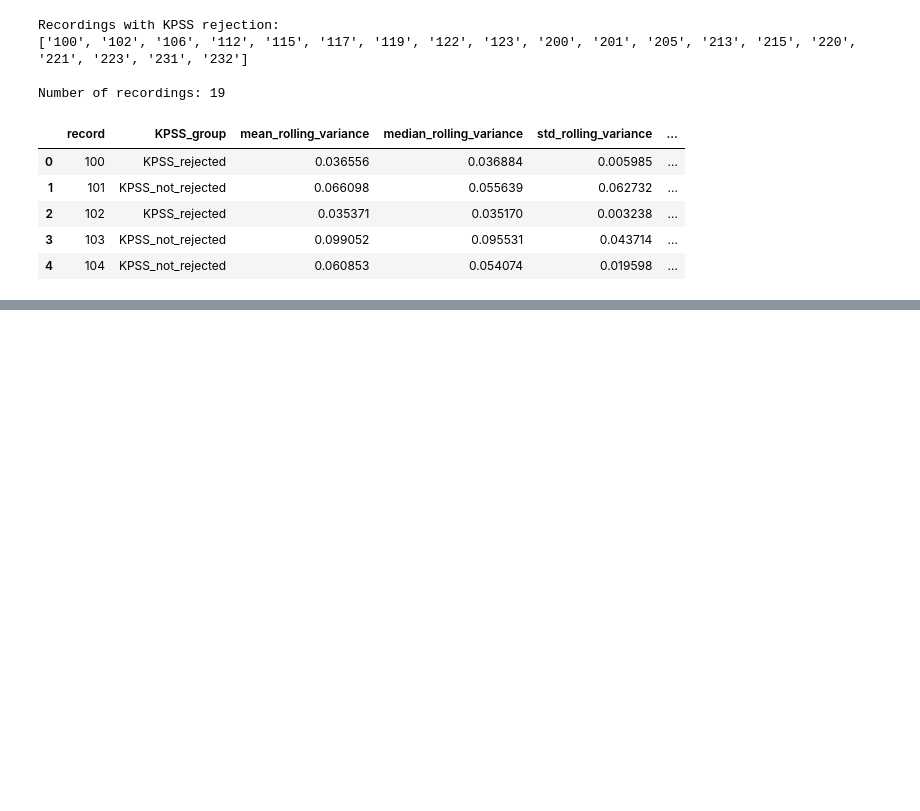
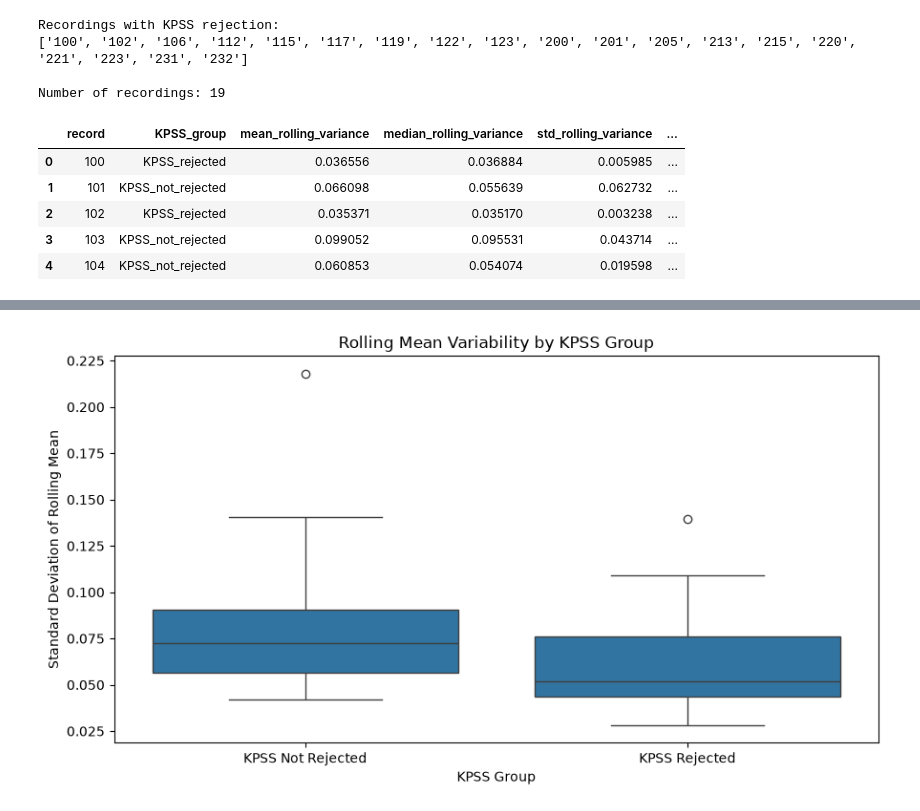
Before and after one commit to hmdsahed/ecg-diagnostic-driven-framework, a Jupyter notebook: 1st experiment.ipynb, the cells around one changed output, grey strips where cells are left out. Drawn from its saved outputs; the diff is of its cells as text; code cells hidden in the pictures; blank space fills up the shorter version.

```diff
--- a/1st experiment.ipynb
+++ b/1st experiment.ipynb
@@ -1395,0 +1686,23 @@ Notebook path: /Users/hmdsahed/ECG Prof. Ozaydin/1st experiment.ipynb
+# %%
+plt.figure(figsize=(9, 5))
+
+sns.boxplot(
+    data=rolling_mean_df,
+    x="KPSS_group",
+    y="std_rolling_mean",
+    order=["KPSS_not_rejected", "KPSS_rejected"]
+)
+
+plt.title("Rolling Mean Variability by KPSS Group")
+plt.xlabel("KPSS Group")
+plt.ylabel("Standard Deviation of Rolling Mean")
+
+plt.xticks(
+    [0, 1],
+    ["KPSS Not Rejected", "KPSS Rejected"]
+)
+
+plt.tight_layout()
+plt.show()
+# %% [output]
+[figure, added]
```
Also changed, not shown: parts of 25 cells of this notebook.
